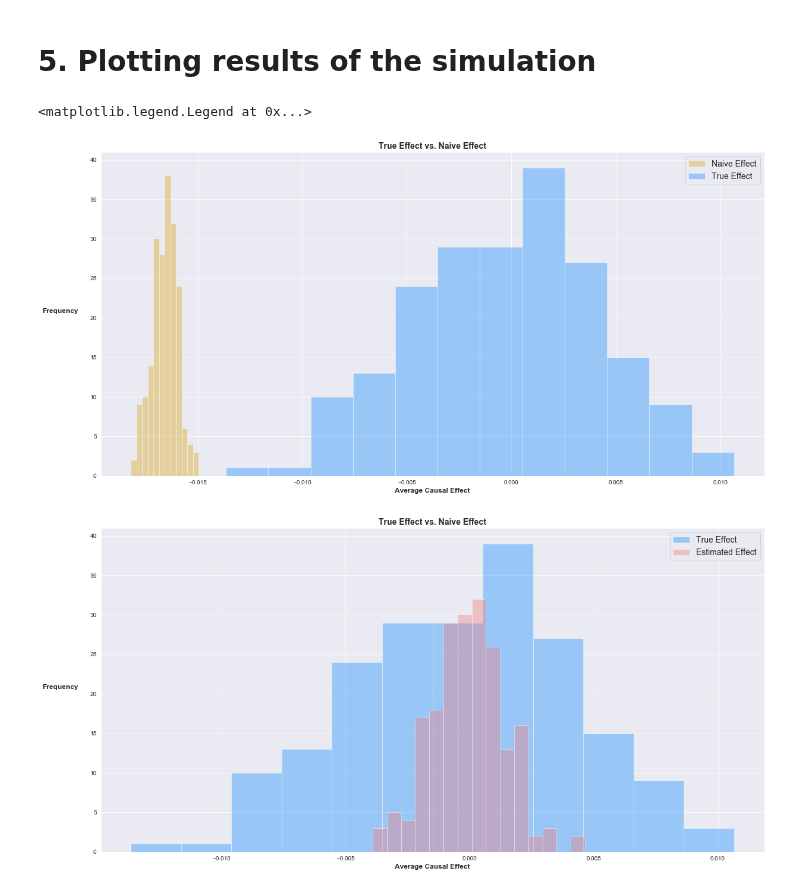
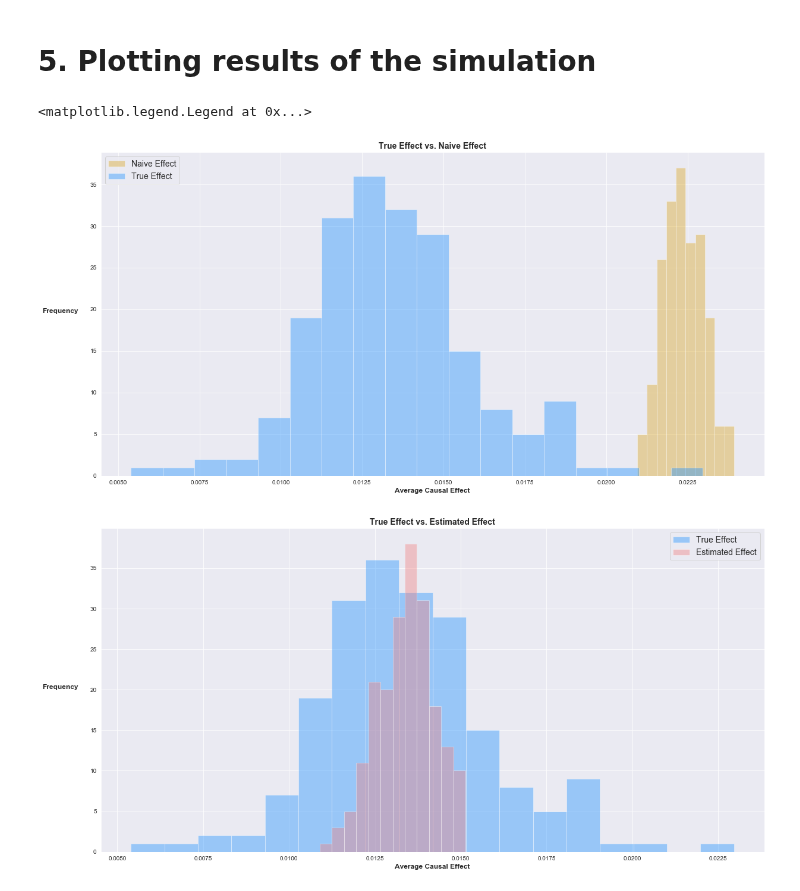
Before and after one commit to hassan-obeid/tr_b_causal_2020, a Jupyter notebook: notebooks/working/6.0-mab-estimate-causal-effect.ipynb, the cells around one changed output. Drawn from its saved outputs; the diff is of its cells as text; code cells hidden in the pictures.

```diff
--- a/notebooks/working/6.0-mab-estimate-causal-effect.ipynb
+++ b/notebooks/working/6.0-mab-estimate-causal-effect.ipynb
@@ -1887,7 +1888,7 @@ initial_probabilities = mnl_model_sim.predict(long_sim_data)
 ### 4.2.1. Disturb X Independently
 # %%
 long_sim_data_naive = copy.deepcopy(long_sim_data)
-long_sim_data_naive['total_travel_distance'] = 1.3 * long_sim_data_naive['total_travel_distance']
+long_sim_data_naive['total_travel_distance'] = 0.95 * long_sim_data_naive['total_travel_distance']
 # %% [markdown]
 ### 4.2.2. Compute Naive Probabilities Using Disturbed data and Estimated Model on Simulated Data
 # %%
@@ -1900,7 +1901,7 @@ long_sim_data_causal = copy.deepcopy(long_sim_data)
 # %% [markdown]
 ### 4.3.1. Perturb X and children nodes
 # %%
-long_sim_data_causal['total_travel_distance'] = 1.3 * long_sim_data['total_travel_distance']
+long_sim_data_causal['total_travel_distance'] = 0.95 * long_sim_data['total_travel_distance']
 # %% [markdown]
 ### Drive Alone
 # %%
@@ -2014,4 +2015,4 @@ long_sim_data['initial_probabilities'] = initial_probabilities
 # %%
-naive_effect = long_sim_data_naive.loc[long_sim_data_naive['mode_id']==1,'naive_probabilities'] - long_sim_data.loc[long_sim_data['mode_id']==1,'initial_probabilities']
-estimated_effect = long_sim_data_causal.loc[long_sim_data_causal['mode_id']==1,'estimated_probabilities'] - long_sim_data.loc[long_sim_data['mode_id']==1,'initial_probabilities']
-true_effect = long_sim_data_causal.loc[long_sim_data_causal['mode_id']==1,'true_probabilities'] - long_sim_data.loc[long_sim_data['mode_id']==1,'initial_probabilities']
+naive_effect = long_sim_data_naive.loc[long_sim_data_naive['mode_id'].isin([1, 2, 3]),'naive_probabilities'] - long_sim_data.loc[long_sim_data['mode_id'].isin([1, 2, 3]),'initial_probabilities']
+estimated_effect = long_sim_data_causal.loc[long_sim_data_causal['mode_id'].isin([1, 2, 3]),'estimated_probabilities'] - long_sim_data.loc[long_sim_data['mode_id'].isin([1, 2, 3]),'initial_probabilities']
+true_effect = long_sim_data_causal.loc[long_sim_data_causal['mode_id'].isin([1, 2, 3]),'true_probabilities'] - long_sim_data.loc[long_sim_data['mode_id'].isin([1, 2, 3]),'initial_probabilities']
@@ -2380,4 +2377,18 @@ Final log-likelihood: -5,173.4782
 Estimating Causal Effects...
 ... (122 outputs left out)
+# %%
+causal_effects = pd.DataFrame(columns=['naive_effect','true_effect','estimated_effect'])
+for number in sim_number:
+    initial_data=simulation_data[number]['long_sim_data']
+    naive_data=simulation_data[number]['long_sim_data_naive']
+    causal_data=simulation_data[number]['long_sim_data_causal']
+
+    naive_effect = naive_data.loc[naive_data['mode_id'].isin([1,2,3]),'naive_probabilities'] - initial_data.loc[initial_data['mode_id'].isin([1,2,3]),'initial_probabilities']
+    estimated_effect = causal_data.loc[causal_data['mode_id'].isin([1,2,3]),'estimated_probabilities'] - initial_data.loc[initial_data['mode_id'].isin([1,2,3]),'initial_probabilities']
+    true_effect = causal_data.loc[causal_data['mode_id'].isin([1,2,3]),'true_probabilities'] - initial_data.loc[initial_data['mode_id'].isin([1,2,3]),'initial_probabilities']
+
+    causal_effects = causal_effects.append({'true_effect': true_effect.mean(),
+                                            'estimated_effect': estimated_effect.mean(),
+                                            'naive_effect': naive_effect.mean()}, ignore_index=True)
 # %% [markdown]
 ### 5.2. Describe resulting DataFrame
@@ -2398,20 +2397,20 @@ causal_effects.describe()
 # %%
 plt.figure(figsize=(20,10))
 sns.distplot(causal_effects.naive_effect, label='Naive Effect', kde=False, color='goldenrod')
 sns.distplot(causal_effects.true_effect, label='True Effect', kde=False, color='dodgerblue')
 plt.title('True Effect vs. Naive Effect', fontdict={'fontsize': 14, 'fontweight':'bold'})
 plt.ylabel('Frequency', rotation=0, labelpad=50, fontdict={'fontsize': 12, 'fontweight':'bold'})
 plt.xlabel('Average Causal Effect', fontdict={'fontsize': 12, 'fontweight':'bold'})
 plt.legend(prop={'size': 14})
 
 plt.figure(figsize=(20,10))
 sns.distplot(causal_effects.true_effect, label='True Effect',kde=False, color='dodgerblue')
 sns.distplot(causal_effects.estimated_effect, label='Estimated Effect', kde=False,color='lightcoral')
-plt.title('True Effect vs. Naive Effect', fontdict={'fontsize': 14, 'fontweight':'bold'})
+plt.title('True Effect vs. Estimated Effect', fontdict={'fontsize': 14, 'fontweight':'bold'})
 plt.ylabel('Frequency', rotation=0, labelpad=50, fontdict={'fontsize': 12, 'fontweight':'bold'})
 plt.xlabel('Average Causal Effect', fontdict={'fontsize': 12, 'fontweight':'bold'})
 plt.legend(prop={'size': 14})
 # %% [output]
 <matplotlib.legend.Legend at 0x...>
-[figure, old version]
+[figure, new version]
-[figure, old version]
+[figure, new version]
```
Also changed, not shown: parts of 11 cells of this notebook, 1 other file.
